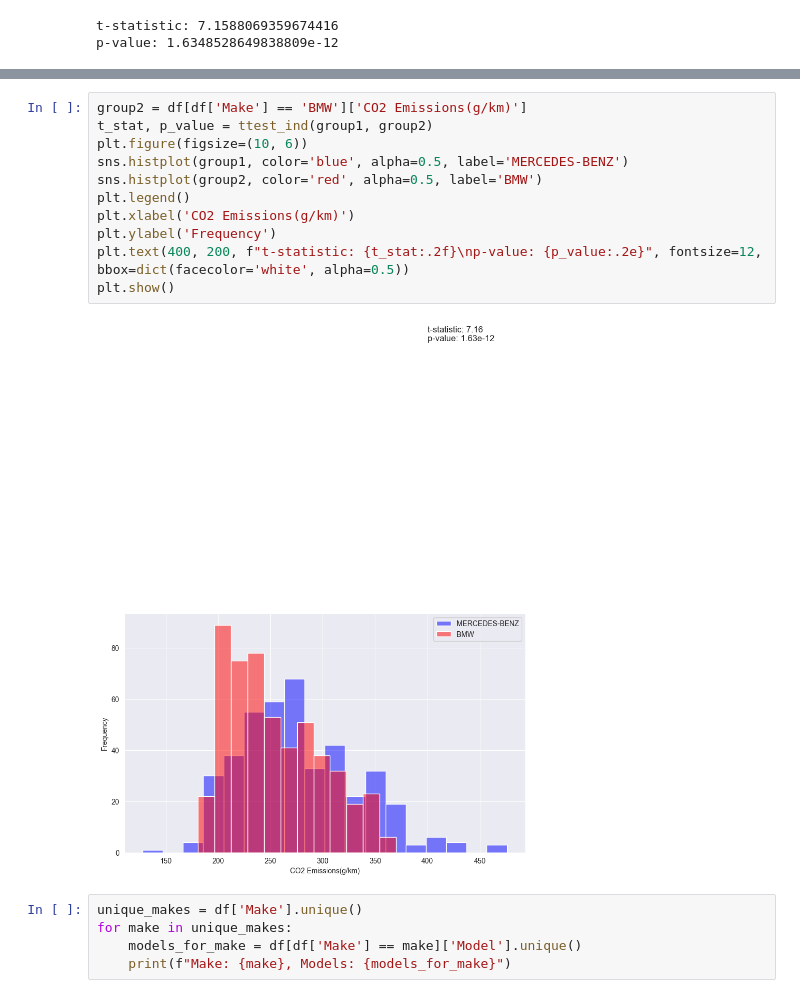
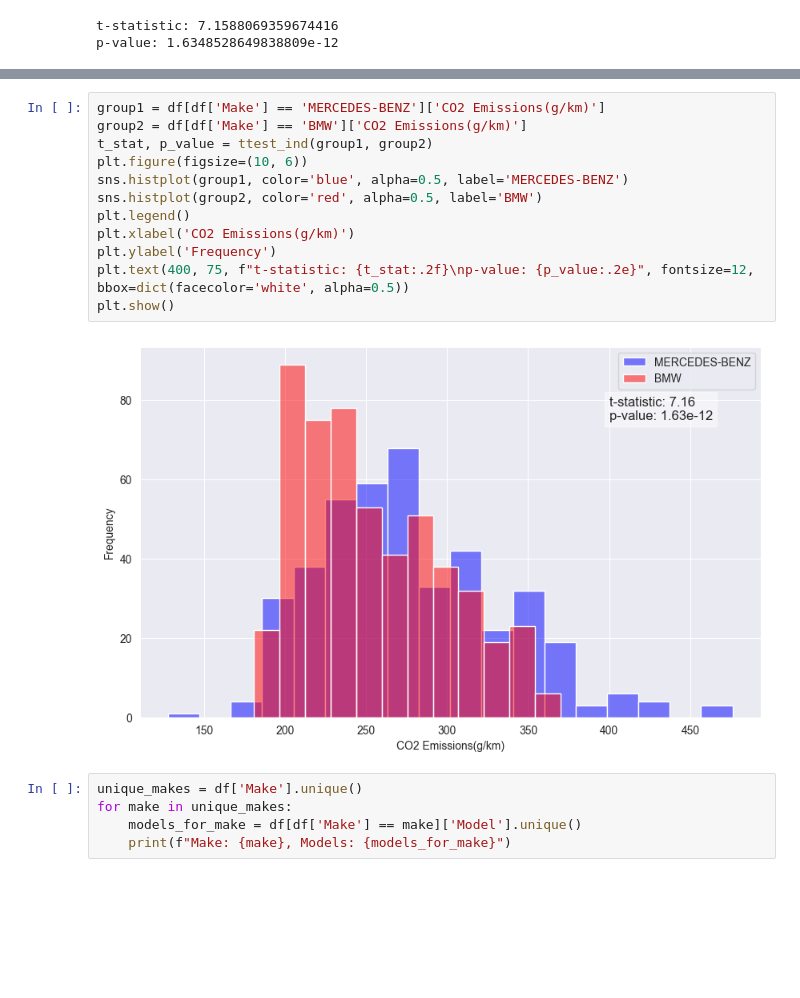
Before and after one commit to Valakas148/ML, a Jupyter notebook: lr1/lr1.ipynb, the cells around one changed output, grey strips where cells are left out. Drawn from its saved outputs; the diff is of its cells as text; blank space fills up the shorter version.

```diff
--- a/lr1/lr1.ipynb
+++ b/lr1/lr1.ipynb
@@ -614,18 +635,19 @@ Model combination: ('GENESIS', 'BUGATTI')
 t-statistic: -17.44892838077069
 p-value: 7.124885233844461e-16
 # %%
+group1 = df[df['Make'] == 'MERCEDES-BENZ']['CO2 Emissions(g/km)']
 group2 = df[df['Make'] == 'BMW']['CO2 Emissions(g/km)']
 t_stat, p_value = ttest_ind(group1, group2)
 plt.figure(figsize=(10, 6))
 sns.histplot(group1, color='blue', alpha=0.5, label='MERCEDES-BENZ')
 sns.histplot(group2, color='red', alpha=0.5, label='BMW')
 plt.legend()
 plt.xlabel('CO2 Emissions(g/km)')
 plt.ylabel('Frequency')
-plt.text(400, 200, f"t-statistic: {t_stat:.2f}\np-value: {p_value:.2e}", fontsize=12, bbox=dict(facecolor='white', alpha=0.5))
+plt.text(400, 75, f"t-statistic: {t_stat:.2f}\np-value: {p_value:.2e}", fontsize=12, bbox=dict(facecolor='white', alpha=0.5))
 plt.show()
 # %% [output]
-[figure, old version]
+[figure, new version]
 # %%
 unique_makes = df['Make'].unique()
 for make in unique_makes:
```
Also changed, not shown: parts of 16 cells of this notebook.
